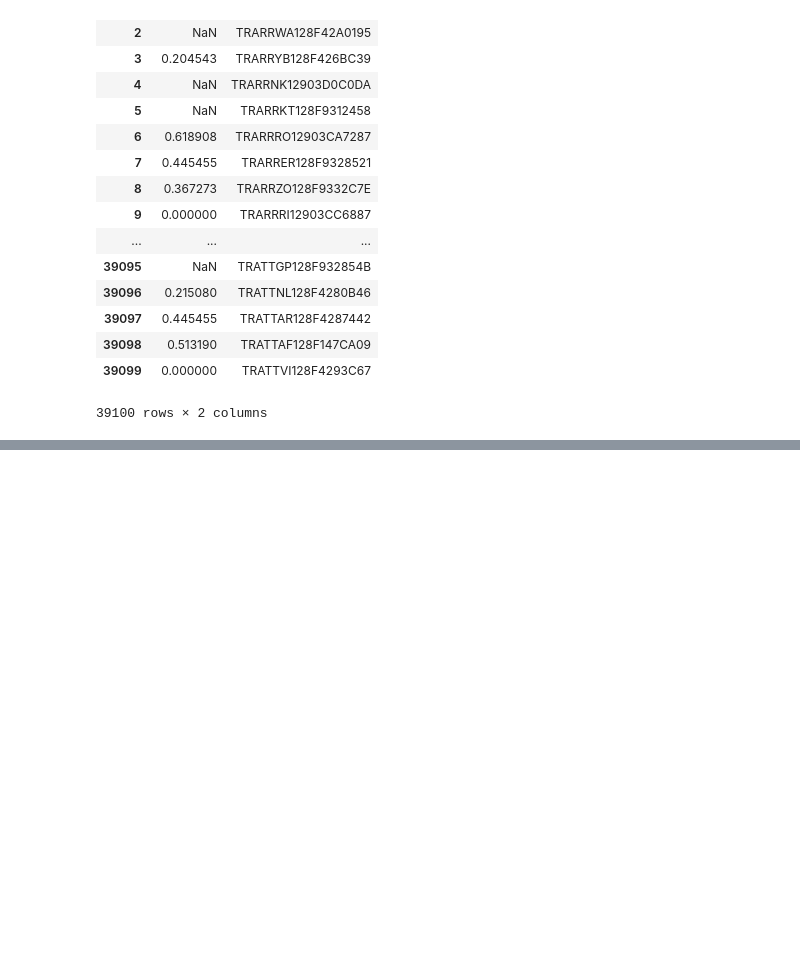
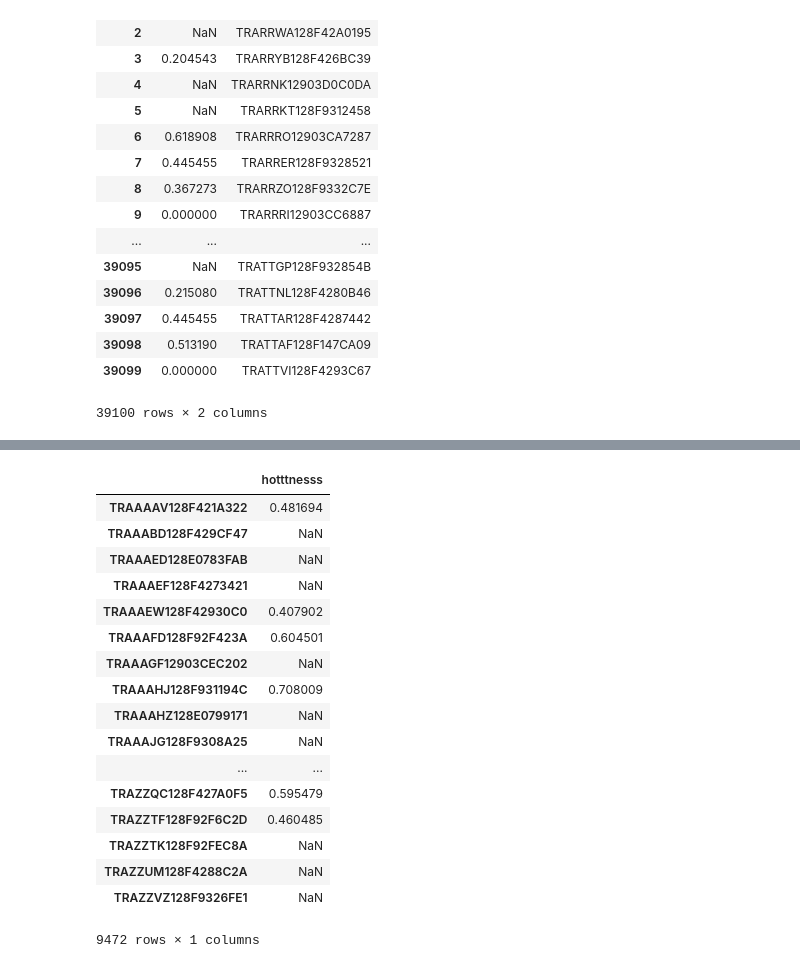
Before and after one commit to Victor-Palacios/epfl_ada, a Jupyter notebook: Project/ahmed_analysis.ipynb, the cells around one changed output, grey strips where cells are left out. Drawn from its saved outputs; the diff is of its cells as text; code cells hidden in the pictures; blank space fills up the shorter version.

```diff
--- a/Project/ahmed_analysis.ipynb
+++ b/Project/ahmed_analysis.ipynb
@@ -102,0 +129,10 @@ song_hotness_A.to_csv(r'../../million_song_csv/A.csv')
+# %%
+
+hot_pop_A = pd.DataFrame(columns=["hotttnesss"])
+for i in range(len(track_ids)):
+    if i % 1000 == 0:
+        print("Iteration " +str(i))
+    if track_ids[i][0] in song_hotness_A.index:
+        hotness = song_hotness_A.loc[track_ids[i][0]]["hotttnesss"]
+        hot_pop_A.loc[track_ids[i][0]] = [hotness]
+        #print("Track id: {}, hotness: {}".format(track_ids[i][0], hotness))
@@ -102,0 +157,21 @@ song_hotness_A.to_csv(r'../../million_song_csv/A.csv')
+# %%
+hot_pop_A
+# %% [output]
+|  | hotttnesss |
+| TRAAAAV128F421A322 | 0.481694 |
+| TRAAABD128F429CF47 | NaN |
+| TRAAAED128E0783FAB | NaN |
+| TRAAAEF128F4273421 | NaN |
+| TRAAAEW128F42930C0 | 0.407902 |
+| TRAAAFD128F92F423A | 0.604501 |
+| TRAAAGF12903CEC202 | NaN |
+| TRAAAHJ128F931194C | 0.708009 |
+| TRAAAHZ128E0799171 | NaN |
+| TRAAAJG128F9308A25 | NaN |
+| ... | ... |
+| TRAZZQC128F427A0F5 | 0.595479 |
+| TRAZZTF128F92F6C2D | 0.460485 |
+| TRAZZTK128F92FEC8A | NaN |
+| TRAZZUM128F4288C2A | NaN |
+| TRAZZVZ128F9326FE1 | NaN |
+9472 rows × 1 columns
```
Also changed, not shown: parts of 11 cells of this notebook.
